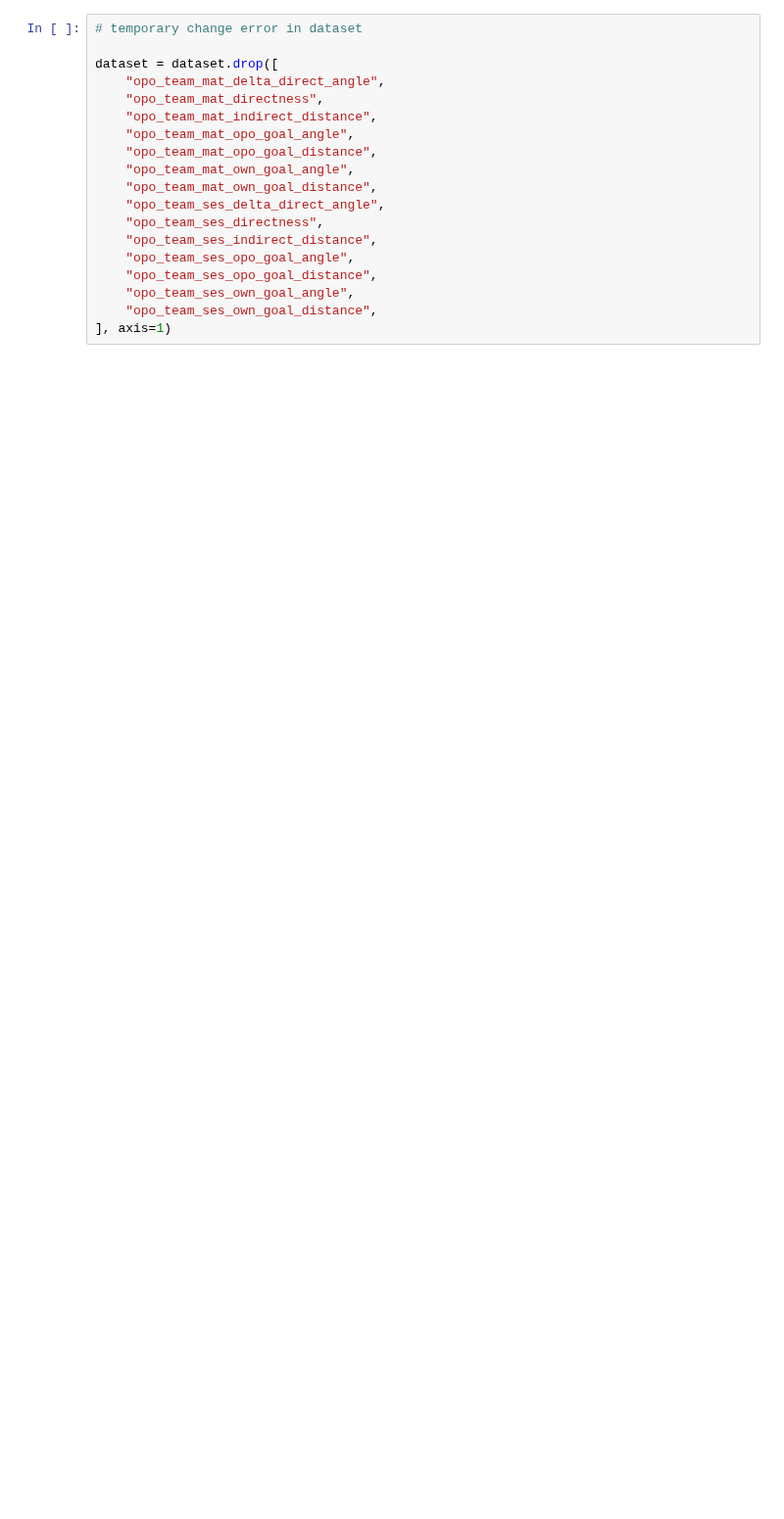
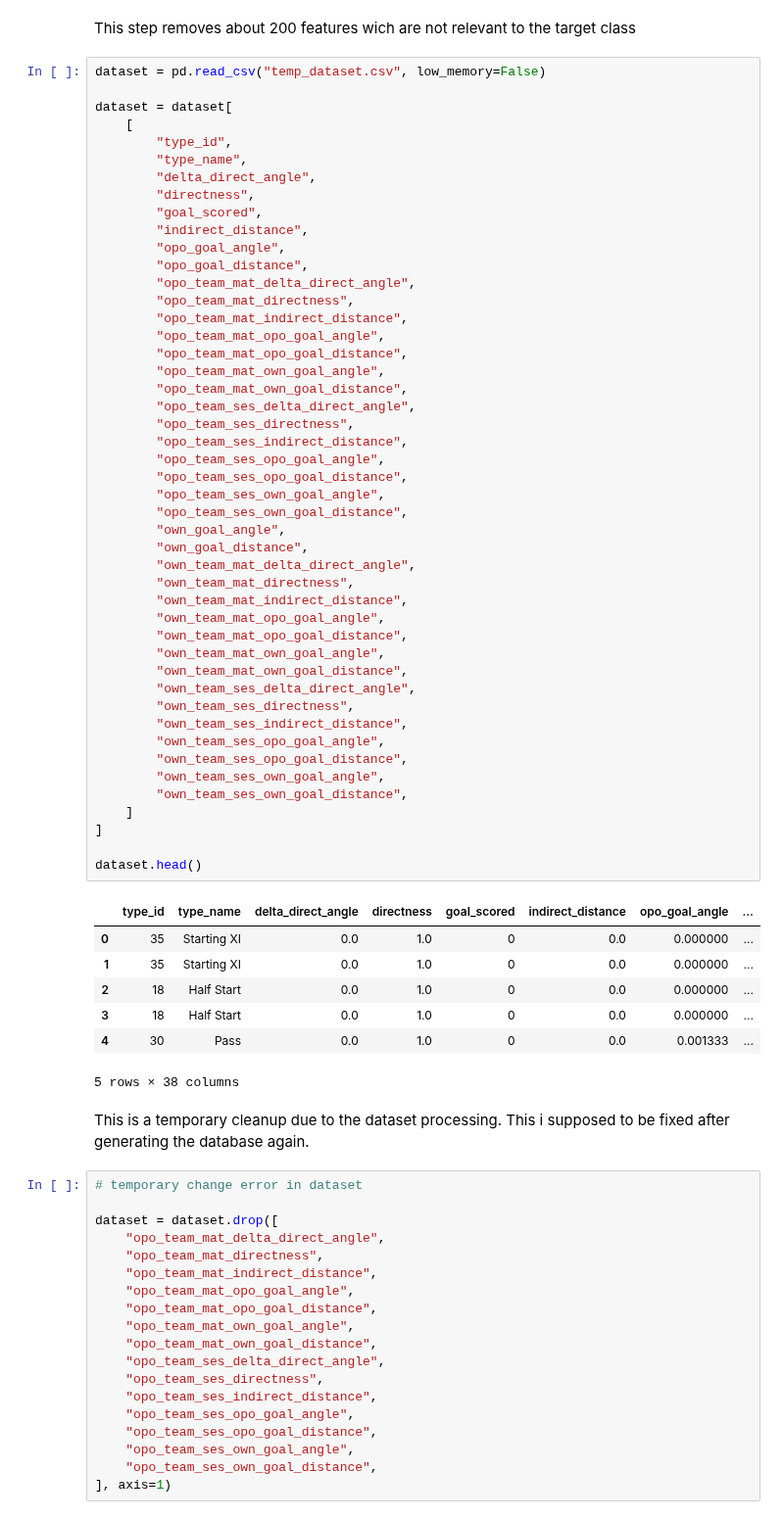
Before and after one commit to xecarlox94/data_mining_machine_learning, a Jupyter notebook: Untitled.ipynb, the cells around one changed output. Shown at 98% size. Saved outputs shown, nothing was run; the diff lists cells and outputs as text; blank space fills up the shorter version.

```diff
--- a/Untitled.ipynb
+++ b/Untitled.ipynb
@@ -38,3 +18,62 @@ dataset
+# %% [markdown]
+This step removes about 200 features wich are not relevant to the target class
+# %%
+dataset = pd.read_csv("temp_dataset.csv", low_memory=False)
+
+dataset = dataset[
+    [
+        "type_id",
+        "type_name",
+        "delta_direct_angle",
+        "directness",
+        "goal_scored",
+        "indirect_distance",
+        "opo_goal_angle",
+        "opo_goal_distance",
+        "opo_team_mat_delta_direct_angle",
+        "opo_team_mat_directness",
+        "opo_team_mat_indirect_distance",
+        "opo_team_mat_opo_goal_angle",
+        "opo_team_mat_opo_goal_distance",
+        "opo_team_mat_own_goal_angle",
+        "opo_team_mat_own_goal_distance",
+        "opo_team_ses_delta_direct_angle",
+        "opo_team_ses_directness",
+        "opo_team_ses_indirect_distance",
+        "opo_team_ses_opo_goal_angle",
+        "opo_team_ses_opo_goal_distance",
+        "opo_team_ses_own_goal_angle",
+        "opo_team_ses_own_goal_distance",
+        "own_goal_angle",
+        "own_goal_distance",
+        "own_team_mat_delta_direct_angle",
+        "own_team_mat_directness",
+        "own_team_mat_indirect_distance",
+        "own_team_mat_opo_goal_angle",
+        "own_team_mat_opo_goal_distance",
+        "own_team_mat_own_goal_angle",
+        "own_team_mat_own_goal_distance",
+        "own_team_ses_delta_direct_angle",
+        "own_team_ses_directness",
+        "own_team_ses_indirect_distance",
+        "own_team_ses_opo_goal_angle",
+        "own_team_ses_opo_goal_distance",
+        "own_team_ses_own_goal_angle",
+        "own_team_ses_own_goal_distance",
+    ]
+]
+
+dataset.head()
+# %% [output]
+|  | type_id | type_name | delta_direct_angle | directness | goal_scored | indirect_distance | opo_goal_angle | ... |
+| 0 | 35 | Starting XI | 0.0 | 1.0 | 0 | 0.0 | 0.000000 | ... |
+| 1 | 35 | Starting XI | 0.0 | 1.0 | 0 | 0.0 | 0.000000 | ... |
+| 2 | 18 | Half Start | 0.0 | 1.0 | 0 | 0.0 | 0.000000 | ... |
+| 3 | 18 | Half Start | 0.0 | 1.0 | 0 | 0.0 | 0.000000 | ... |
+| 4 | 30 | Pass | 0.0 | 1.0 | 0 | 0.0 | 0.001333 | ... |
+5 rows × 38 columns
+# %% [markdown]
+This is a temporary cleanup due to the dataset processing. This i supposed to be fixed after generating the database again.
 # %%
 # temporary change error in dataset
 
```
Also changed, not shown: parts of 28 cells of this notebook, 1 other file.
